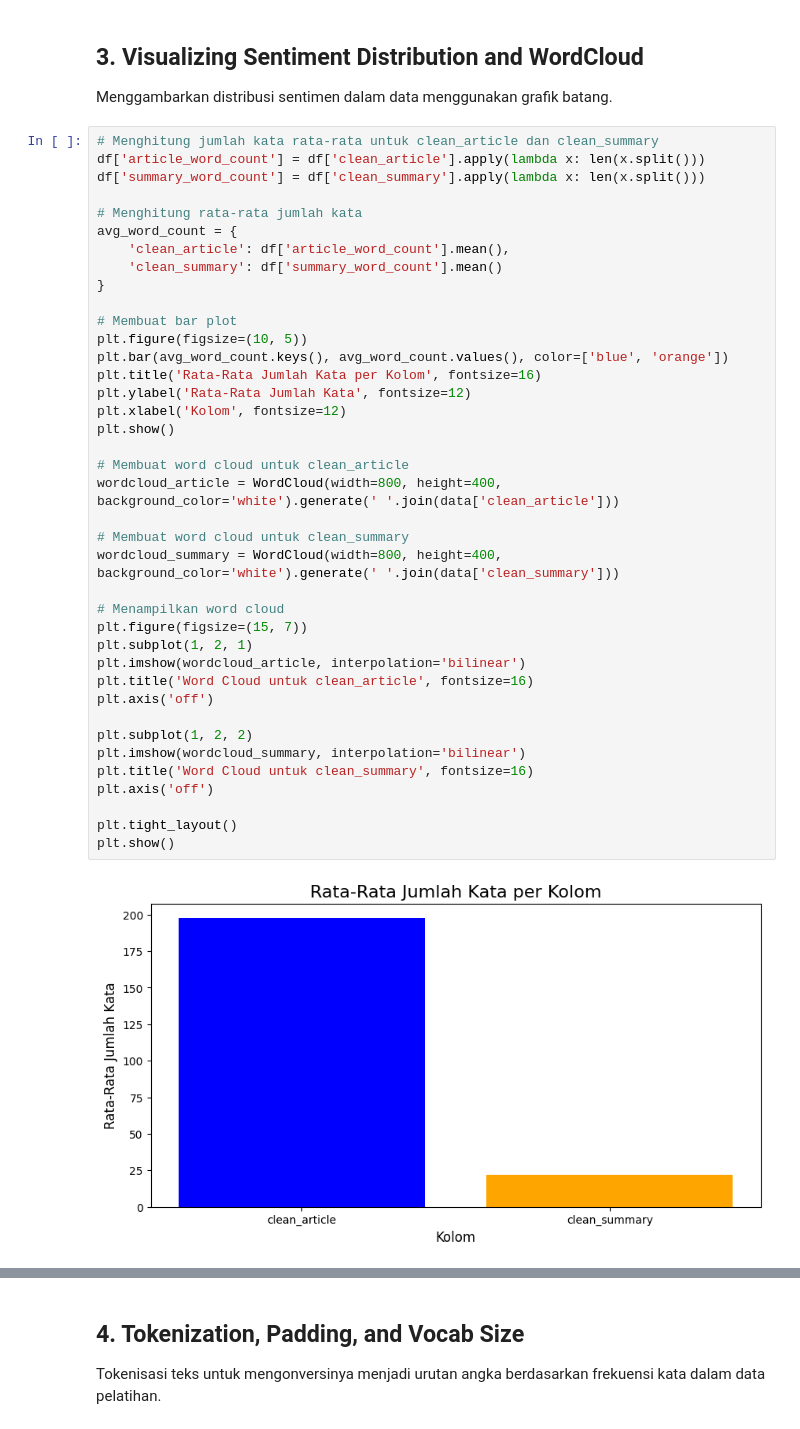
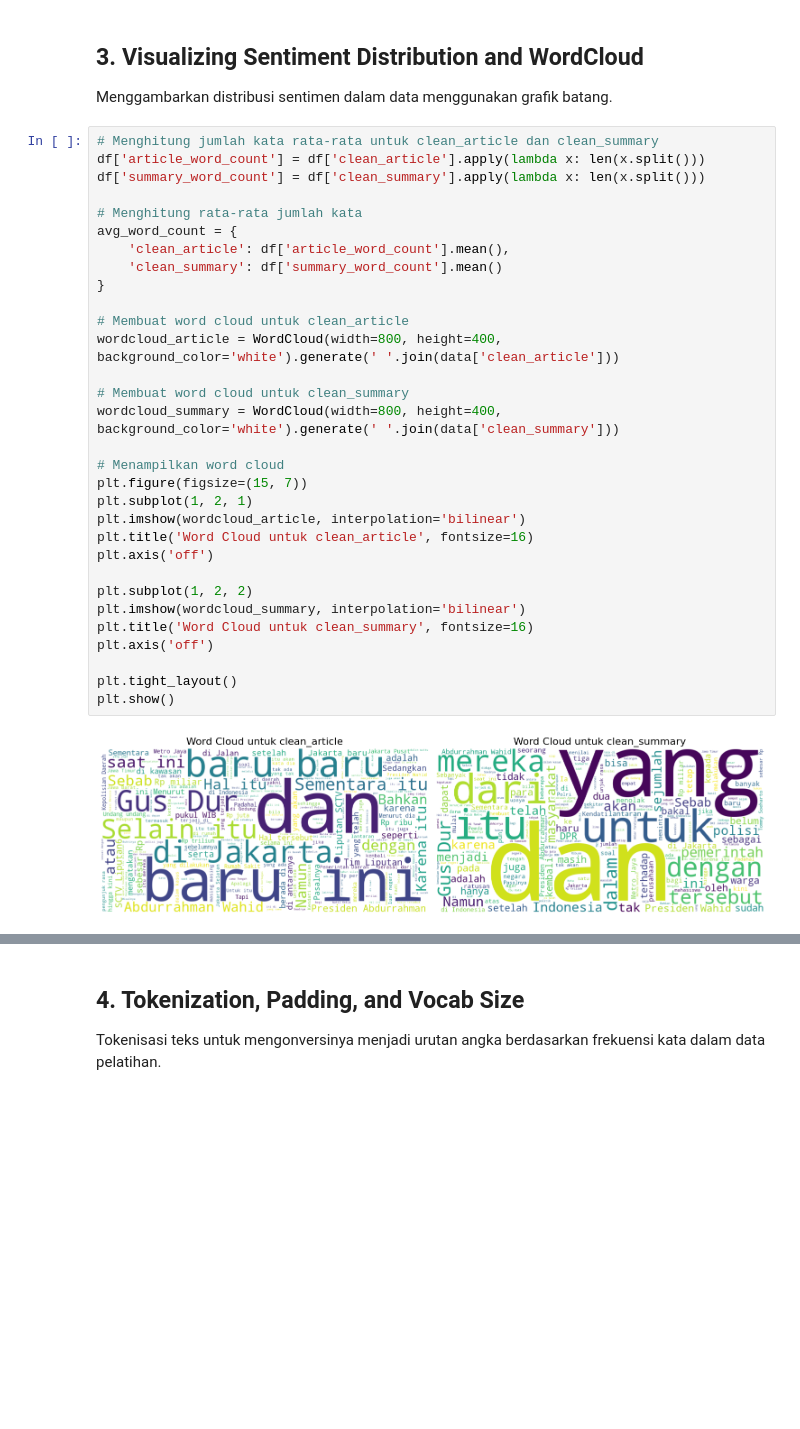
Before and after one commit to defrijay/LSTM-Text-Summarization, a Jupyter notebook: LSTM_text_summarization.ipynb, the cells around one changed output, grey strips where cells are left out. Cells and saved outputs as stored; diff of their text form; blank space fills up the shorter version.

```diff
--- a/LSTM_text_summarization.ipynb
+++ b/LSTM_text_summarization.ipynb
@@ -110,39 +108,31 @@ Menggambarkan distribusi sentimen dalam data menggunakan grafik batang.
 df['article_word_count'] = df['clean_article'].apply(lambda x: len(x.split()))
 df['summary_word_count'] = df['clean_summary'].apply(lambda x: len(x.split()))
 
 # Menghitung rata-rata jumlah kata
 avg_word_count = {
     'clean_article': df['article_word_count'].mean(),
     'clean_summary': df['summary_word_count'].mean()
 }
-
-# Membuat bar plot
-plt.figure(figsize=(10, 5))
-plt.bar(avg_word_count.keys(), avg_word_count.values(), color=['blue', 'orange'])
-plt.title('Rata-Rata Jumlah Kata per Kolom', fontsize=16)
-plt.ylabel('Rata-Rata Jumlah Kata', fontsize=12)
-plt.xlabel('Kolom', fontsize=12)
-plt.show()
 
 # Membuat word cloud untuk clean_article
 wordcloud_article = WordCloud(width=800, height=400, background_color='white').generate(' '.join(data['clean_article']))
 
 # Membuat word cloud untuk clean_summary
 wordcloud_summary = WordCloud(width=800, height=400, background_color='white').generate(' '.join(data['clean_summary']))
 
 # Menampilkan word cloud
 plt.figure(figsize=(15, 7))
 plt.subplot(1, 2, 1)
 plt.imshow(wordcloud_article, interpolation='bilinear')
 plt.title('Word Cloud untuk clean_article', fontsize=16)
 plt.axis('off')
 
 plt.subplot(1, 2, 2)
 plt.imshow(wordcloud_summary, interpolation='bilinear')
 plt.title('Word Cloud untuk clean_summary', fontsize=16)
 plt.axis('off')
 
 plt.tight_layout()
 plt.show()
 # %% [output]
-[figure, old version]
+[figure, new version]
```
Also changed, not shown: parts of 14 cells of this notebook, 13 other files.
